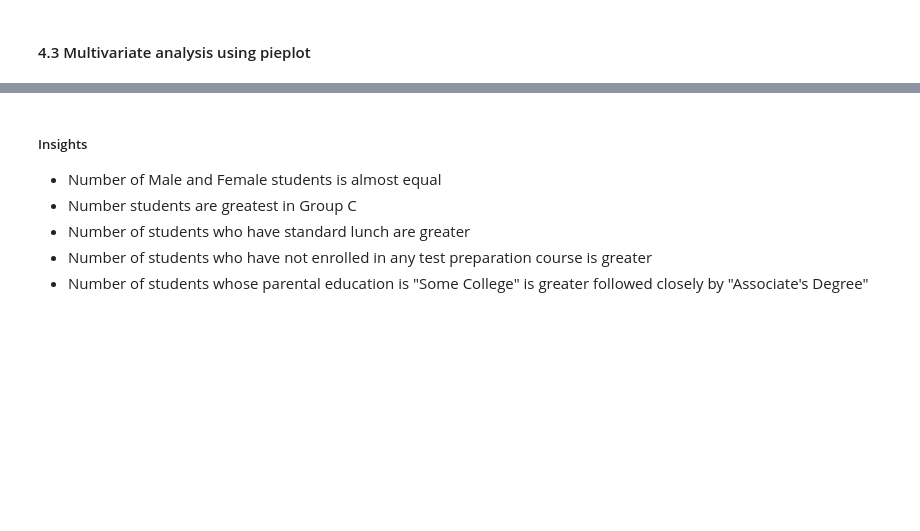
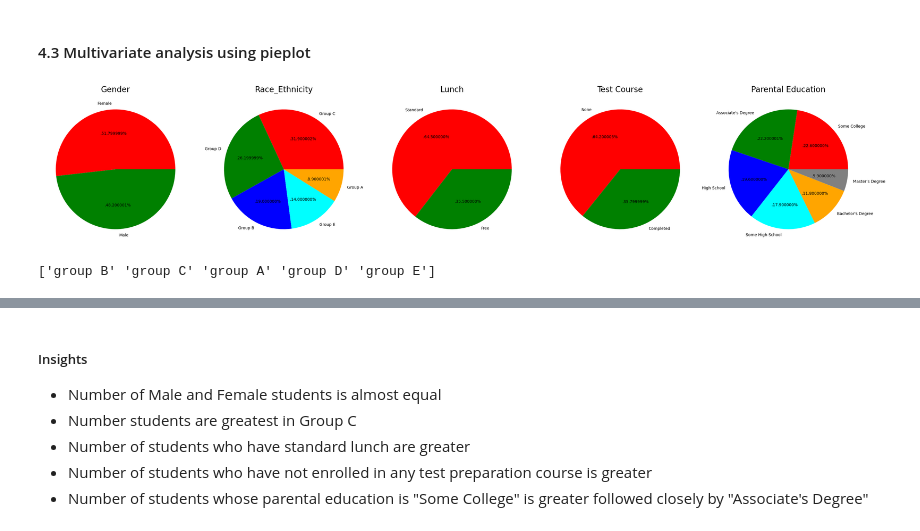
Before and after one commit to Basavaraj5281/ML_PROJECT, a Jupyter notebook: 1 . EDA STUDENT PERFORMANCE .ipynb, the cells around one changed output, grey strips where cells are left out. Saved outputs shown, nothing was run; the diff lists cells and outputs as text; code cells hidden in the pictures; blank space fills up the shorter version.

```diff
--- a/1 . EDA STUDENT PERFORMANCE .ipynb
+++ b/1 . EDA STUDENT PERFORMANCE .ipynb
@@ -354,12 +366,12 @@ plt.axis('off')
 
 
 plt.subplot(1, 5, 2)
-size = df['race/ethnicity'].value_counts()
+size = df['race_ethnicity'].value_counts()
 labels = 'Group C', 'Group D','Group B','Group E','Group A'
 color = ['red', 'green', 'blue', 'cyan','orange']
 
 plt.pie(size, colors = color,labels = labels,autopct = '.%2f%%')
-plt.title('Race/Ethnicity', fontsize = 20)
+plt.title('Race_Ethnicity', fontsize = 20)
 plt.axis('off')
 
 
@@ -369,32 +381,39 @@ size = df['lunch'].value_counts()
 labels = 'Standard', 'Free'
 color = ['red','green']
 
 plt.pie(size, colors = color,labels = labels,autopct = '.%2f%%')
 plt.title('Lunch', fontsize = 20)
 plt.axis('off')
 
 
 plt.subplot(1, 5, 4)
-size = df['test preparation course'].value_counts()
+size = df['test_preparation_course'].value_counts()
 labels = 'None', 'Completed'
 color = ['red','green']
 
 plt.pie(size, colors = color,labels = labels,autopct = '.%2f%%')
 plt.title('Test Course', fontsize = 20)
 plt.axis('off')
 
 
 plt.subplot(1, 5, 5)
-size = df['parental level of education'].value_counts()
+size = df['parental_level_of_education'].value_counts()
 labels = 'Some College', "Associate's Degree",'High School','Some High School',"Bachelor's Degree","Master's Degree"
 color = ['red', 'green', 'blue', 'cyan','orange','grey']
 
 plt.pie(size, colors = color,labels = labels,autopct = '.%2f%%')
 plt.title('Parental Education', fontsize = 20)
 plt.axis('off')
 
 
 plt.tight_layout()
 plt.grid()
 
 plt.show()
+# %% [output]
+[figure, added]
+# %%
+df.columns
+print(df["race_ethnicity"].unique())
+# %% [output]
+['group B' 'group C' 'group A' 'group D' 'group E']
```
Also changed, not shown: parts of 18 cells of this notebook, 8 other files.
